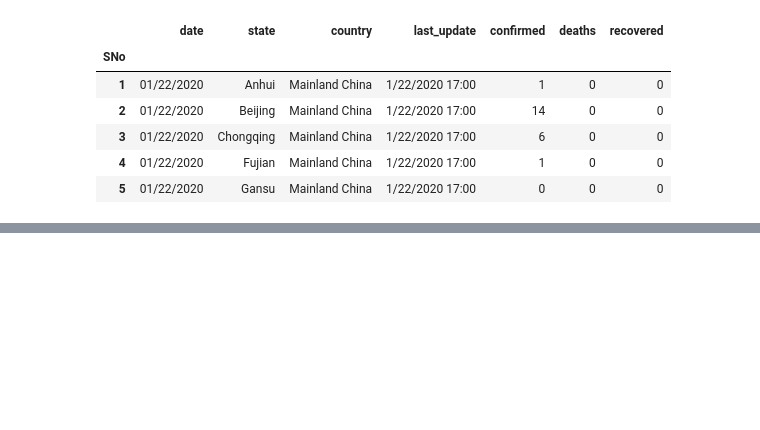
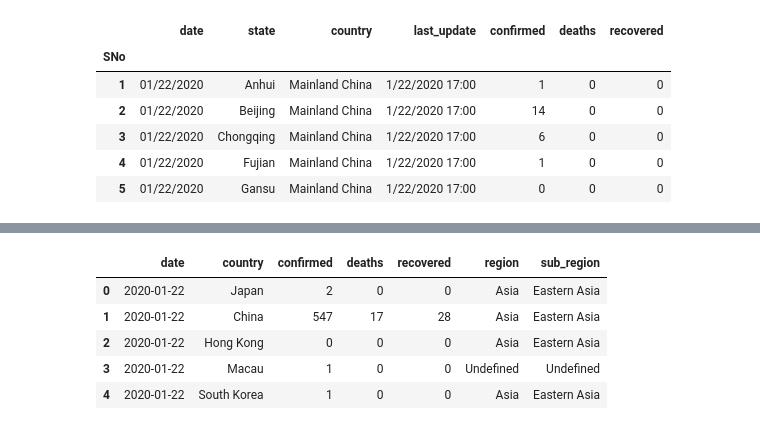
Before and after one commit to DmitryPogrebnoy/Data_Visualization_ITMO, a Jupyter notebook: resources/augment_covid_19_dataset.ipynb, the cells around one changed output, grey strips where cells are left out. Cells and saved outputs as stored; diff of their text form; code cells hidden in the pictures; blank space fills up the shorter version.

```diff
--- a/resources/augment_covid_19_dataset.ipynb
+++ b/resources/augment_covid_19_dataset.ipynb
@@ -201,2 +242,11 @@ Name: sub_region, dtype: int64
+# %%
+groupped_data.head()
+# %% [output]
+|  | date | country | confirmed | deaths | recovered | region | sub_region |
+| 0 | 2020-01-22 | Japan | 2 | 0 | 0 | Asia | Eastern Asia |
+| 1 | 2020-01-22 | China | 547 | 17 | 28 | Asia | Eastern Asia |
+| 2 | 2020-01-22 | Hong Kong | 0 | 0 | 0 | Asia | Eastern Asia |
+| 3 | 2020-01-22 | Macau | 1 | 0 | 0 | Undefined | Undefined |
+| 4 | 2020-01-22 | South Korea | 1 | 0 | 0 | Asia | Eastern Asia |
 # %%
 groupped_data.to_csv("augmented_covid_19.csv", index=None)
```
Also changed, not shown: parts of 18 cells of this notebook, 2 other files.
